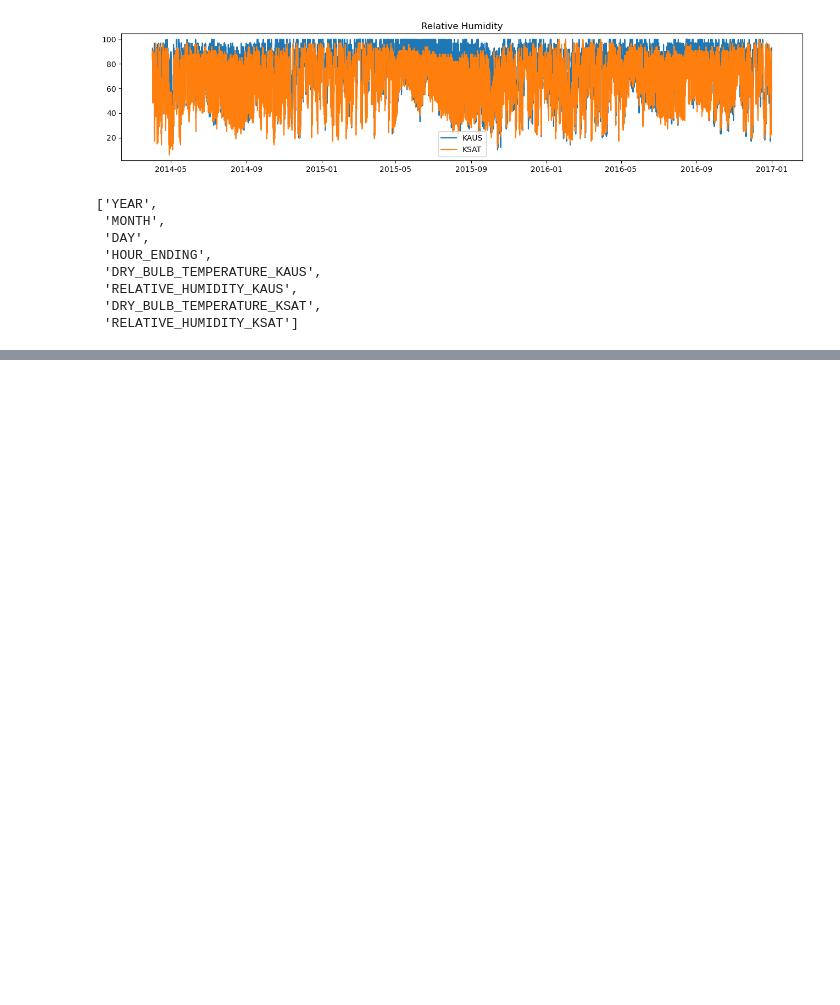
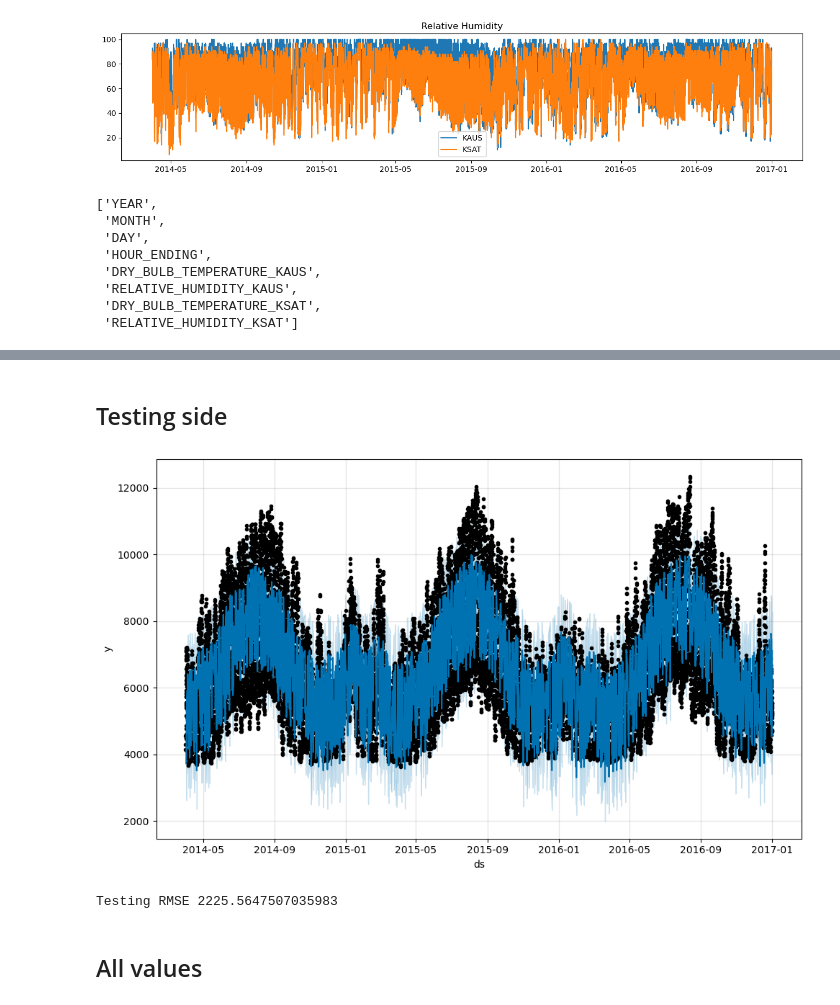
Before and after one commit to cLawson101/CS-391L-Final-Project, a Jupyter notebook: south_central_wz_transformer-prophet.ipynb, the cells around one changed output, grey strips where cells are left out. Cells and saved outputs as stored; diff of their text form; code cells hidden in the pictures; blank space fills up the shorter version.

```diff
--- a/south_central_wz_transformer-prophet.ipynb
+++ b/south_central_wz_transformer-prophet.ipynb
@@ -208,0 +299,7 @@ Testing RMSE 2404.559519422706
+# %% [markdown]
+## Testing side
+# %%
+forecast_test_all = m.predict(all_test)
+fig2 = m.plot(forecast_test_all)
+# %% [output]
+[figure, added]
@@ -208,0 +309,9 @@ Testing RMSE 2404.559519422706
+# %%
+testing_all["Squared_Error"] = (testing_all["y"] - testing_all["yhat"]) * (testing_all["y"] - testing_all["yhat"])
+rmse_test = np.sqrt(testing_all["Squared_Error"].mean())
+
+print("Testing RMSE", rmse_test)
+# %% [output]
+Testing RMSE 2225.5647507035983
+# %% [markdown]
+## All values
```
Also changed, not shown: parts of 35 cells of this notebook.
